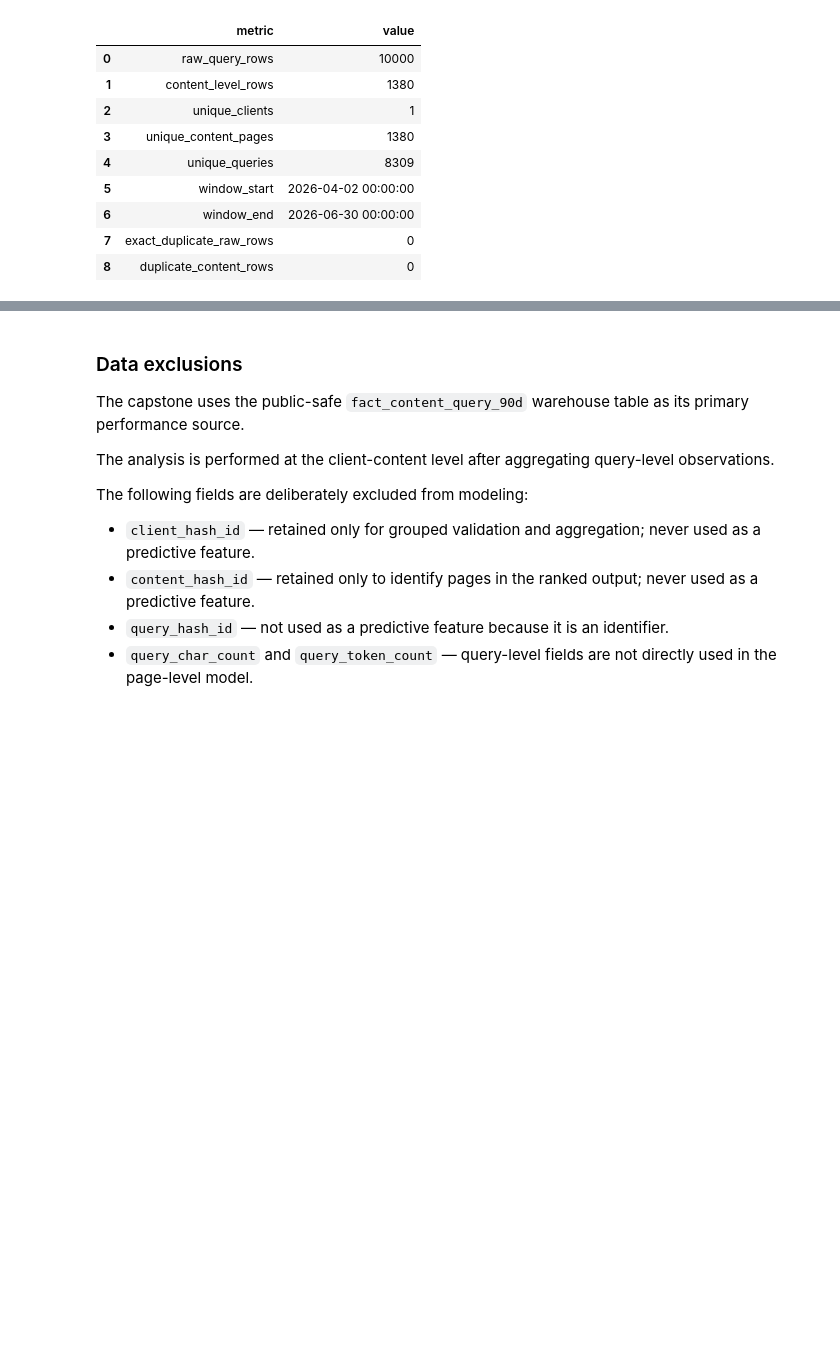
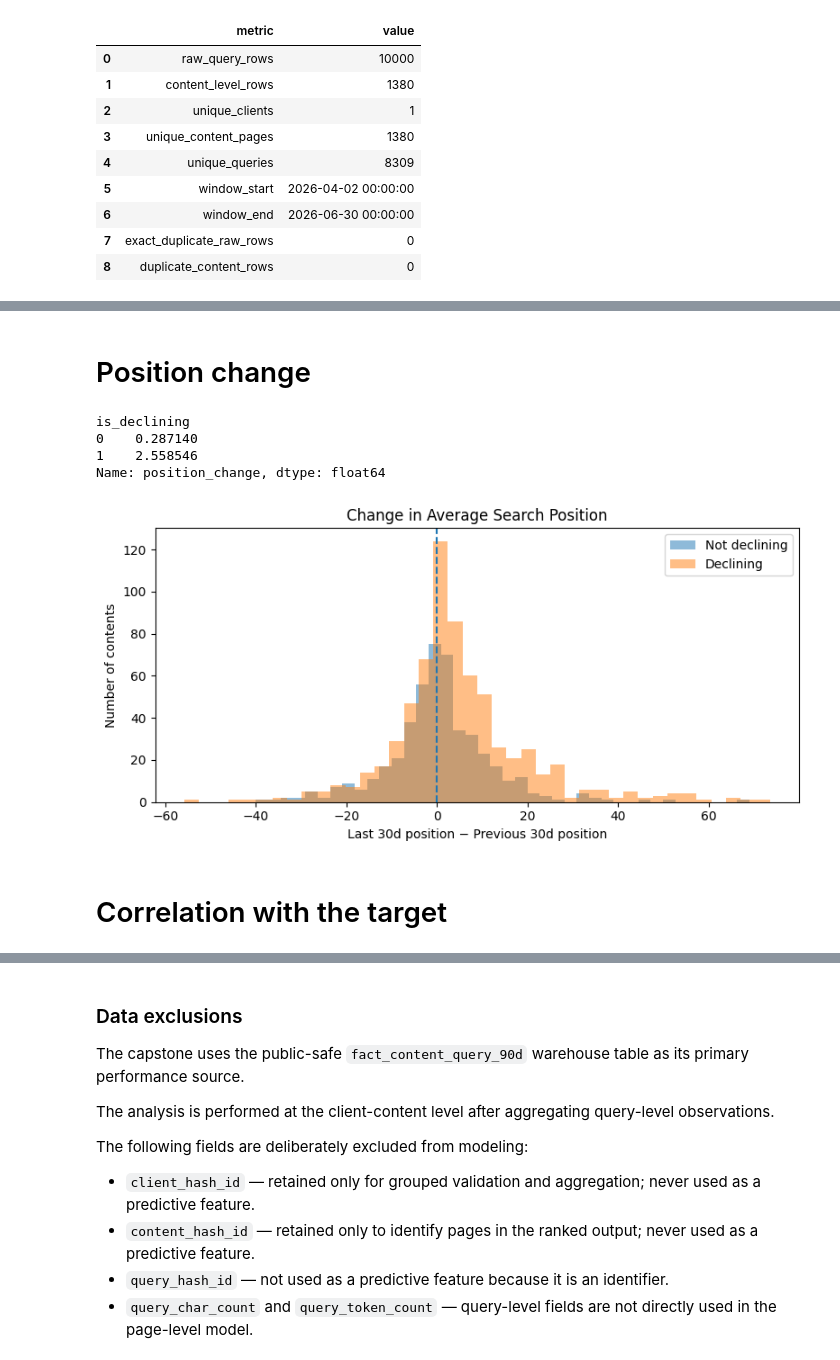
Before and after one commit to Kashaf537/flyrank-ml-internship, a Jupyter notebook: work/notebooks/capstone.ipynb, the cells around one changed output, grey strips where cells are left out. Drawn from its saved outputs; the diff is of its cells as text; code cells hidden in the pictures; blank space fills up the shorter version.

```diff
--- a/work/notebooks/capstone.ipynb
+++ b/work/notebooks/capstone.ipynb
@@ -515,0 +802,50 @@ display(data_quality_df)
+# %% [markdown]
+# Position change
+# %%
+# ============================================================
+# EDA 9 — Position change
+# ============================================================
+
+content_eda["position_change"] = (
+    content_eda["avg_position_last30"]
+    - content_eda["avg_position_prev30"]
+)
+
+print(
+    content_eda.groupby("is_declining")[
+        "position_change"
+    ].median()
+)
+
+plt.figure(figsize=(8, 4))
+
+for label in [0, 1]:
+    values = content_eda.loc[
+        content_eda["is_declining"] == label,
+        "position_change"
+    ].dropna()
+
+    plt.hist(
+        values,
+        bins=40,
+        alpha=0.5,
+        label=labels[label]
+    )
+
+plt.axvline(0, linestyle="--")
+
+plt.title("Change in Average Search Position")
+plt.xlabel("Last 30d position − Previous 30d position")
+plt.ylabel("Number of contents")
+plt.legend()
+
+plt.tight_layout()
+plt.show()
+# %% [output]
+is_declining
+0    0.287140
+1    2.558546
+Name: position_change, dtype: float64
+[figure, added]
+# %% [markdown]
+# Correlation with the target
```
Also changed, not shown: parts of 76 cells of this notebook.
